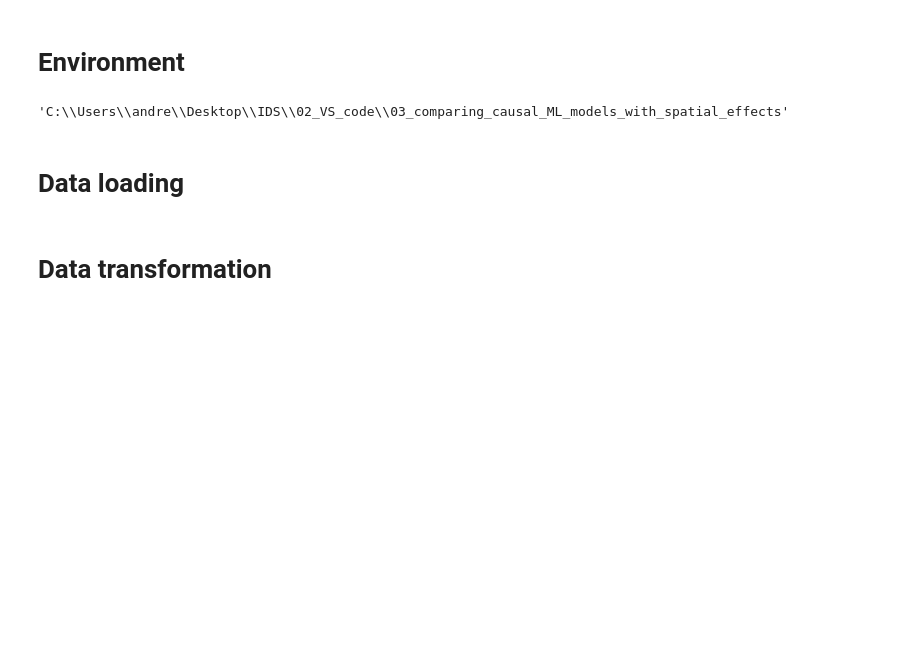
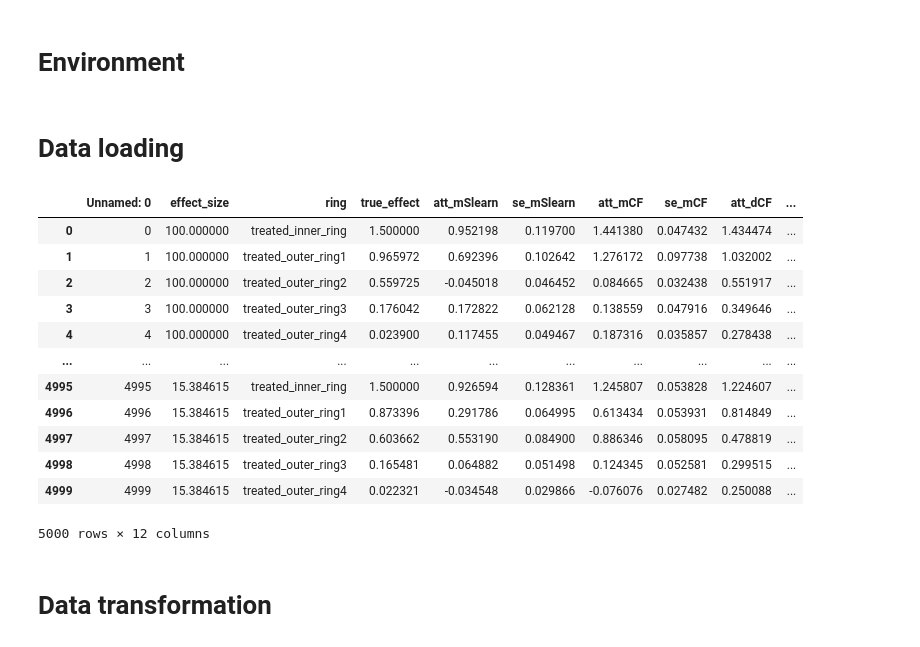
Before and after one commit to Andrew10MAIN/causal_ML_with_spilovers_of_treatment, a Jupyter notebook: 05_results/02_visualization/results_visualizations.ipynb, the cells around one changed output. Drawn from its saved outputs; the diff is of its cells as text; code cells hidden in the pictures; blank space fills up the shorter version.

```diff
--- a/05_results/02_visualization/results_visualizations.ipynb
+++ b/05_results/02_visualization/results_visualizations.ipynb
@@ -15,10 +15,6 @@ from libraries_and_variables import *
 repo_path_wndws = Path("../").resolve()
 repo_path_unix = repo_path_wndws.parent.as_posix()
 repo_path_r_string = repo_path_unix.replace("/", '\\')
-# %%
-repo_path_r_string
-# %% [output]
-'C:\\Users\\andre\\Desktop\\IDS\\02_VS_code\\03_comparing_causal_ML_models_with_spatial_effects'
 # %% [markdown]
 # Data loading
 # %%
@@ -40,6 +36,22 @@ for i in dict_of_combs:
         dict_of_gdfs[i] = gdf
 # %%
 df_results = pd.read_csv(repo_path_r_string + r'\05_results\01_data\modelling_results.csv')
+# %%
+df_results
+# %% [output]
+|  | Unnamed: 0 | effect_size | ring | true_effect | att_mSlearn | se_mSlearn | att_mCF | se_mCF | att_dCF | ... |
+| 0 | 0 | 100.000000 | treated_inner_ring | 1.500000 | 0.952198 | 0.119700 | 1.441380 | 0.047432 | 1.434474 | ... |
+| 1 | 1 | 100.000000 | treated_outer_ring1 | 0.965972 | 0.692396 | 0.102642 | 1.276172 | 0.097738 | 1.032002 | ... |
+| 2 | 2 | 100.000000 | treated_outer_ring2 | 0.559725 | -0.045018 | 0.046452 | 0.084665 | 0.032438 | 0.551917 | ... |
+| 3 | 3 | 100.000000 | treated_outer_ring3 | 0.176042 | 0.172822 | 0.062128 | 0.138559 | 0.047916 | 0.349646 | ... |
+| 4 | 4 | 100.000000 | treated_outer_ring4 | 0.023900 | 0.117455 | 0.049467 | 0.187316 | 0.035857 | 0.278438 | ... |
+| ... | ... | ... | ... | ... | ... | ... | ... | ... | ... | ... |
+| 4995 | 4995 | 15.384615 | treated_inner_ring | 1.500000 | 0.926594 | 0.128361 | 1.245807 | 0.053828 | 1.224607 | ... |
+| 4996 | 4996 | 15.384615 | treated_outer_ring1 | 0.873396 | 0.291786 | 0.064995 | 0.613434 | 0.053931 | 0.814849 | ... |
+| 4997 | 4997 | 15.384615 | treated_outer_ring2 | 0.603662 | 0.553190 | 0.084900 | 0.886346 | 0.058095 | 0.478819 | ... |
+| 4998 | 4998 | 15.384615 | treated_outer_ring3 | 0.165481 | 0.064882 | 0.051498 | 0.124345 | 0.052581 | 0.299515 | ... |
+| 4999 | 4999 | 15.384615 | treated_outer_ring4 | 0.022321 | -0.034548 | 0.029866 | -0.076076 | 0.027482 | 0.250088 | ... |
+5000 rows × 12 columns
 # %% [markdown]
 # Data transformation
 # %%
```
Also changed, not shown: parts of 3 cells of this notebook.
